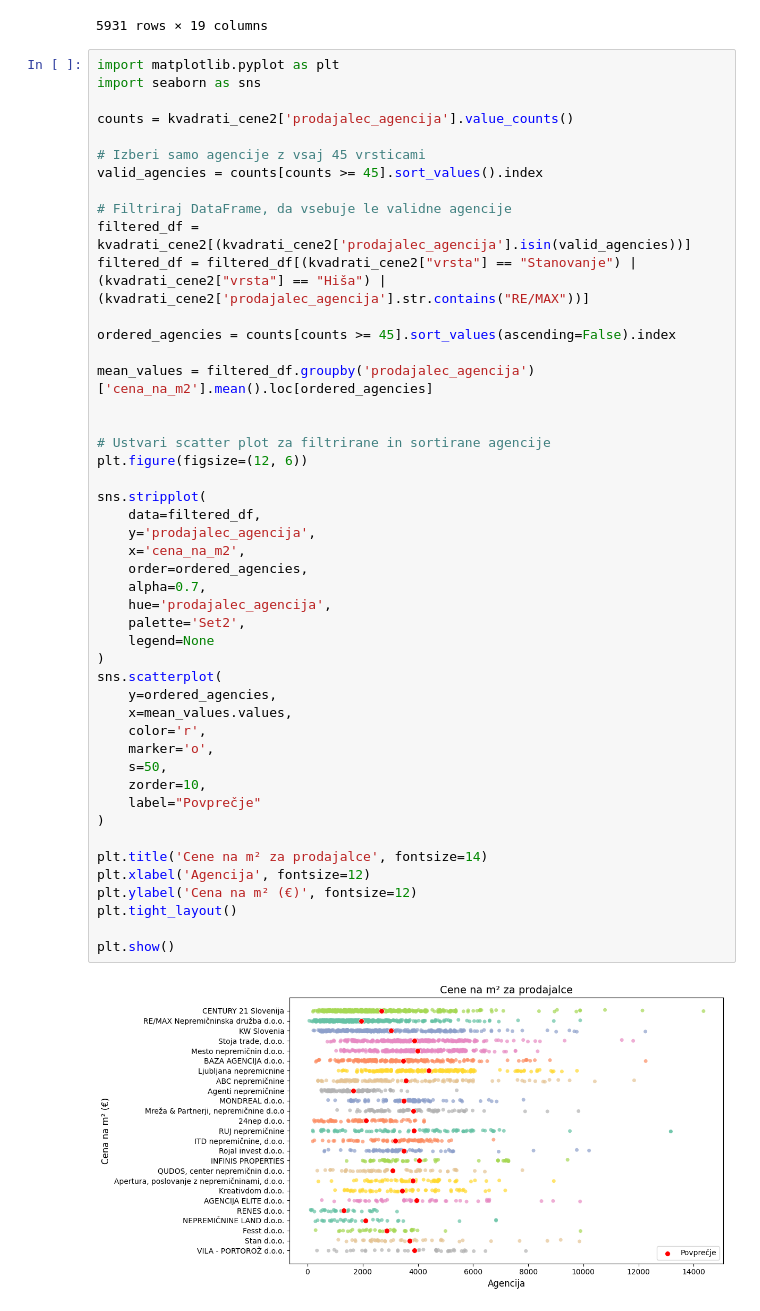
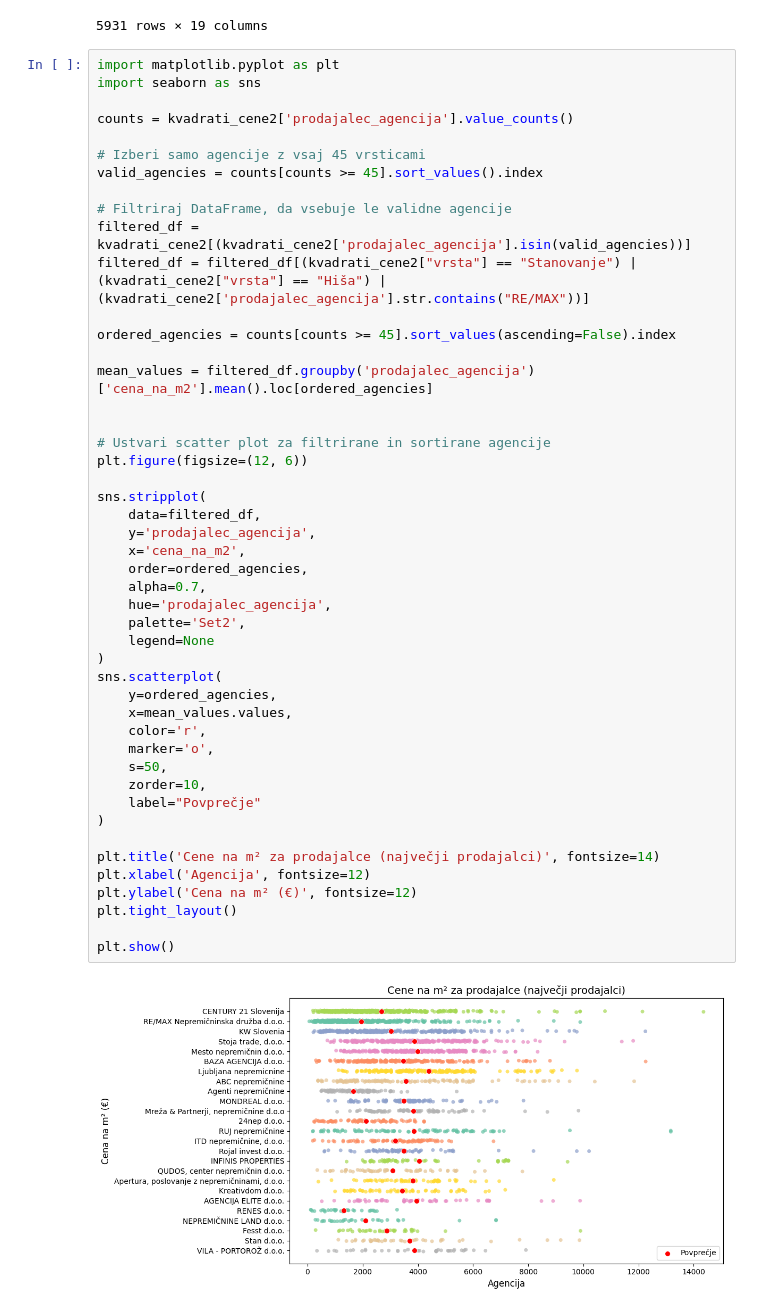
Before and after one commit to tthuma1/PR251, a Jupyter notebook: src/vizualizacije_ponudniki.ipynb, the cells around one changed output. Drawn from its saved outputs; the diff is of its cells as text.

Commit message:
more agencije graphs

```diff
--- a/src/vizualizacije_ponudniki.ipynb
+++ b/src/vizualizacije_ponudniki.ipynb
@@ -465,32 +478,32 @@ mean_values = filtered_df.groupby('prodajalec_agencija')['cena_na_m2'].mean().lo
 
 # Ustvari scatter plot za filtrirane in sortirane agencije
 plt.figure(figsize=(12, 6))
 
 sns.stripplot(
     data=filtered_df,
     y='prodajalec_agencija',
     x='cena_na_m2',
     order=ordered_agencies,
     alpha=0.7,
     hue='prodajalec_agencija',
     palette='Set2',
     legend=None
 )
 sns.scatterplot(
     y=ordered_agencies,
     x=mean_values.values,
     color='r',
     marker='o',
     s=50,
     zorder=10,
     label="Povprečje"
 )
 
-plt.title('Cene na m² za prodajalce', fontsize=14)
+plt.title('Cene na m² za prodajalce (največji prodajalci)', fontsize=14)
 plt.xlabel('Agencija', fontsize=12)
 plt.ylabel('Cena na m² (€)', fontsize=12)
 plt.tight_layout()
 
 plt.show()
 # %% [output]
-[figure, old version]
+[figure, new version]
```
Also changed, not shown: parts of 4 cells of this notebook.
